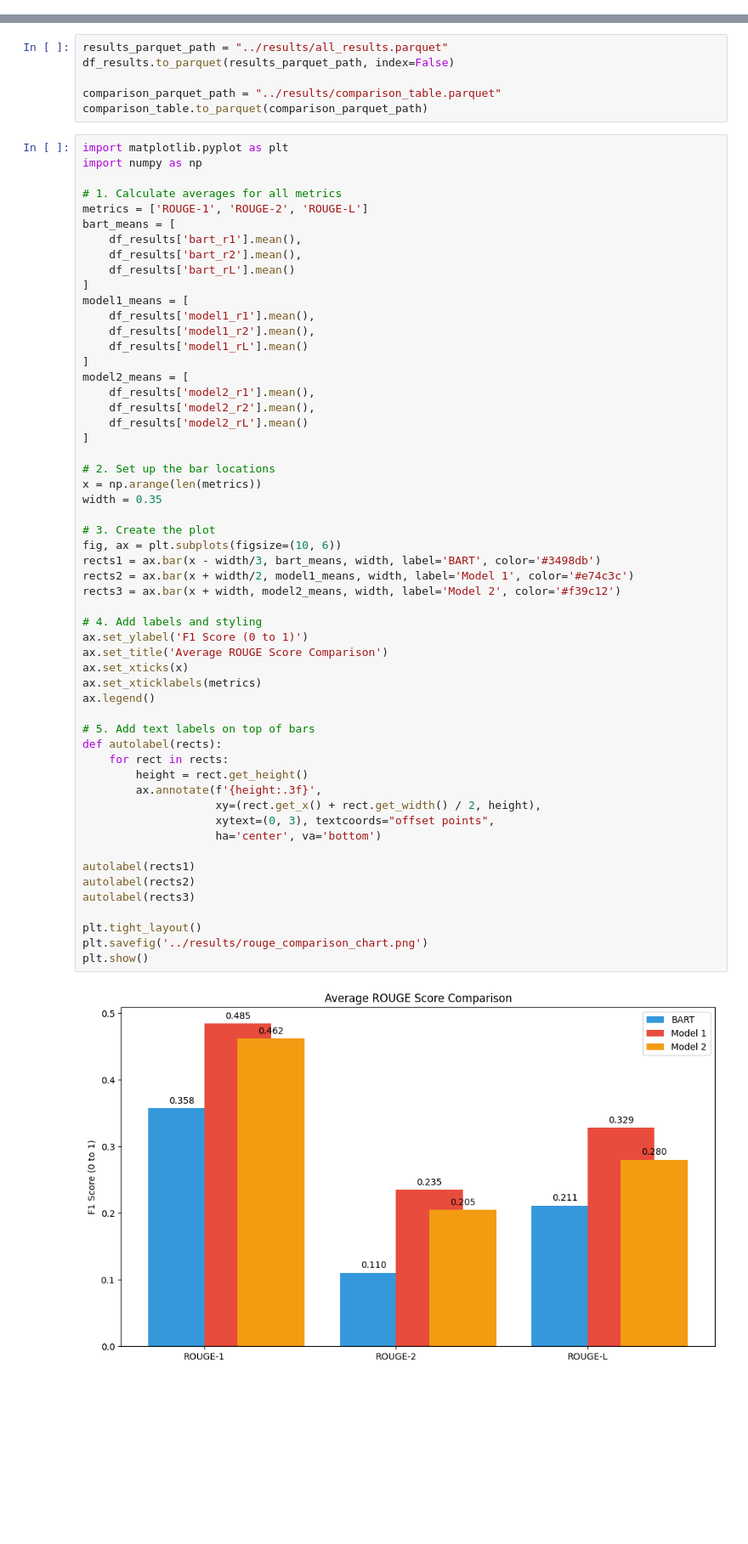
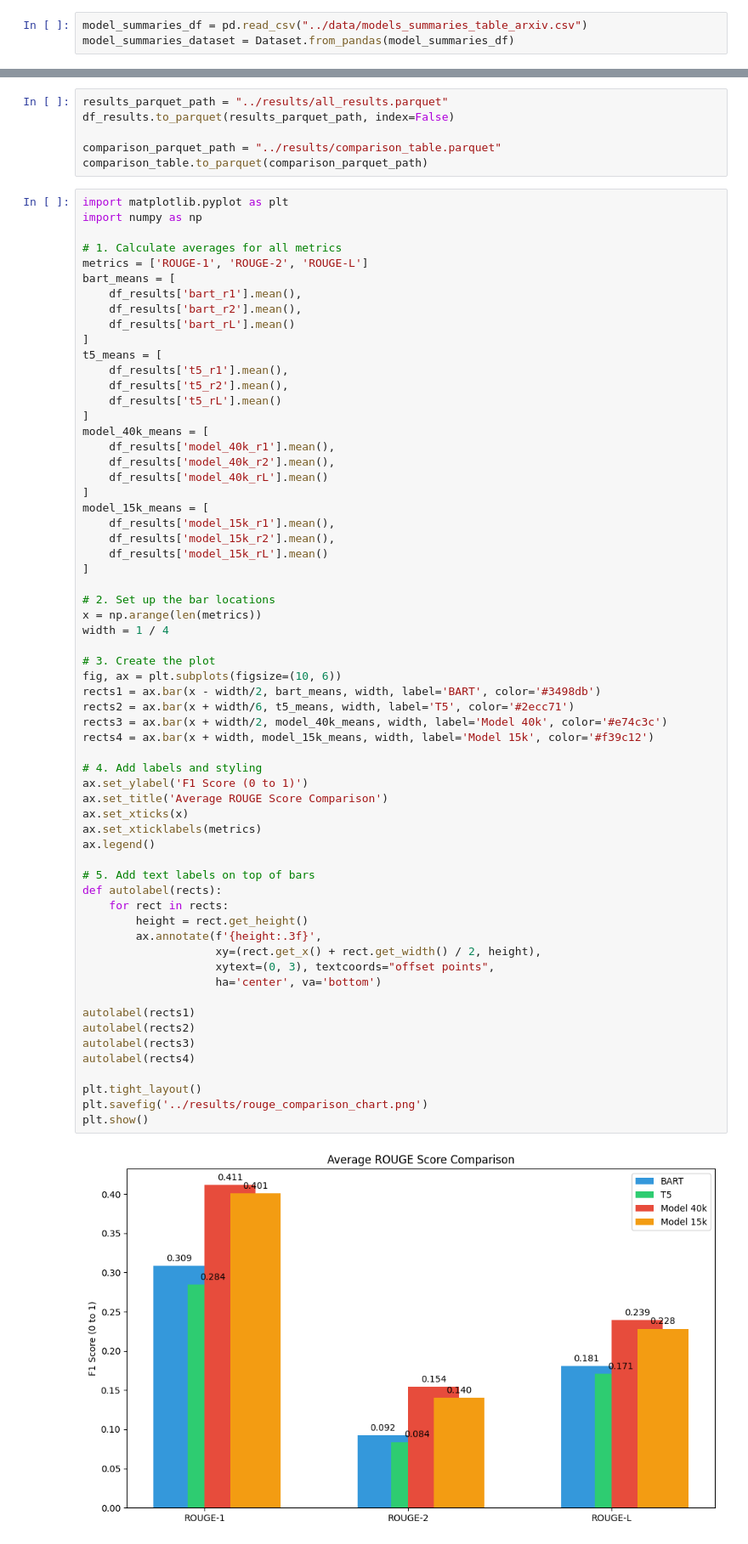
Before and after one commit to jalee29/CMPE-252-summary-project, a Jupyter notebook: experiments/summary_scores.ipynb, the cells around one changed output, grey strips where cells are left out. Shown at 85% size. Saved outputs shown, nothing was run; the diff lists cells and outputs as text; blank space fills up the shorter version.

```diff
--- a/experiments/summary_scores.ipynb
+++ b/experiments/summary_scores.ipynb
@@ -45,3 +53,6 @@ test_dataset = Dataset.from_pandas(test_df)
+# %%
+model_summaries_df = pd.read_csv("../data/models_summaries_table_arxiv.csv")
+model_summaries_dataset = Dataset.from_pandas(model_summaries_df)
 # %% [markdown]
 ## Generate Summary
 # %%
@@ -160,52 +263,59 @@ bart_means = [
     df_results['bart_r2'].mean(),
     df_results['bart_rL'].mean()
 ]
-model1_means = [
-    df_results['model1_r1'].mean(),
-    df_results['model1_r2'].mean(),
-    df_results['model1_rL'].mean()
+t5_means = [
+    df_results['t5_r1'].mean(),
+    df_results['t5_r2'].mean(),
+    df_results['t5_rL'].mean()
 ]
-model2_means = [
-    df_results['model2_r1'].mean(),
-    df_results['model2_r2'].mean(),
-    df_results['model2_rL'].mean()
+model_40k_means = [
+    df_results['model_40k_r1'].mean(),
+    df_results['model_40k_r2'].mean(),
+    df_results['model_40k_rL'].mean()
+]
+model_15k_means = [
+    df_results['model_15k_r1'].mean(),
+    df_results['model_15k_r2'].mean(),
+    df_results['model_15k_rL'].mean()
 ]
 
 # 2. Set up the bar locations
 x = np.arange(len(metrics))
-width = 0.35
+width = 1 / 4
 
 # 3. Create the plot
 fig, ax = plt.subplots(figsize=(10, 6))
-rects1 = ax.bar(x - width/3, bart_means, width, label='BART', color='#3498db')
-rects2 = ax.bar(x + width/2, model1_means, width, label='Model 1', color='#e74c3c')
-rects3 = ax.bar(x + width, model2_means, width, label='Model 2', color='#f39c12')
+rects1 = ax.bar(x - width/2, bart_means, width, label='BART', color='#3498db')
+rects2 = ax.bar(x + width/6, t5_means, width, label='T5', color='#2ecc71')
+rects3 = ax.bar(x + width/2, model_40k_means, width, label='Model 40k', color='#e74c3c')
+rects4 = ax.bar(x + width, model_15k_means, width, label='Model 15k', color='#f39c12')
 
 # 4. Add labels and styling
 ax.set_ylabel('F1 Score (0 to 1)')
 ax.set_title('Average ROUGE Score Comparison')
 ax.set_xticks(x)
 ax.set_xticklabels(metrics)
 ax.legend()
 
 # 5. Add text labels on top of bars
 def autolabel(rects):
     for rect in rects:
         height = rect.get_height()
         ax.annotate(f'{height:.3f}',
                     xy=(rect.get_x() + rect.get_width() / 2, height),
                     xytext=(0, 3), textcoords="offset points",
                     ha='center', va='bottom')
 
 autolabel(rects1)
 autolabel(rects2)
 autolabel(rects3)
+autolabel(rects4)
 
 plt.tight_layout()
 plt.savefig('../results/rouge_comparison_chart.png')
 plt.show()
 # %% [output]
-[figure, old version]
+[figure, new version]
 # %%
 import matplotlib.pyplot as plt
 
```
Also changed, not shown: parts of 14 cells of this notebook, 17 other files.
